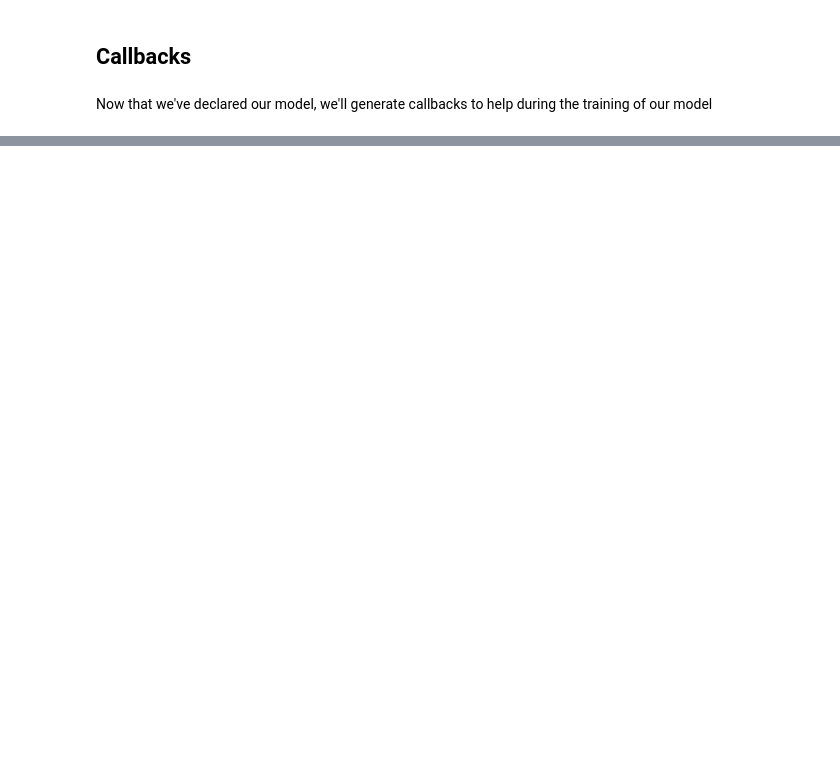
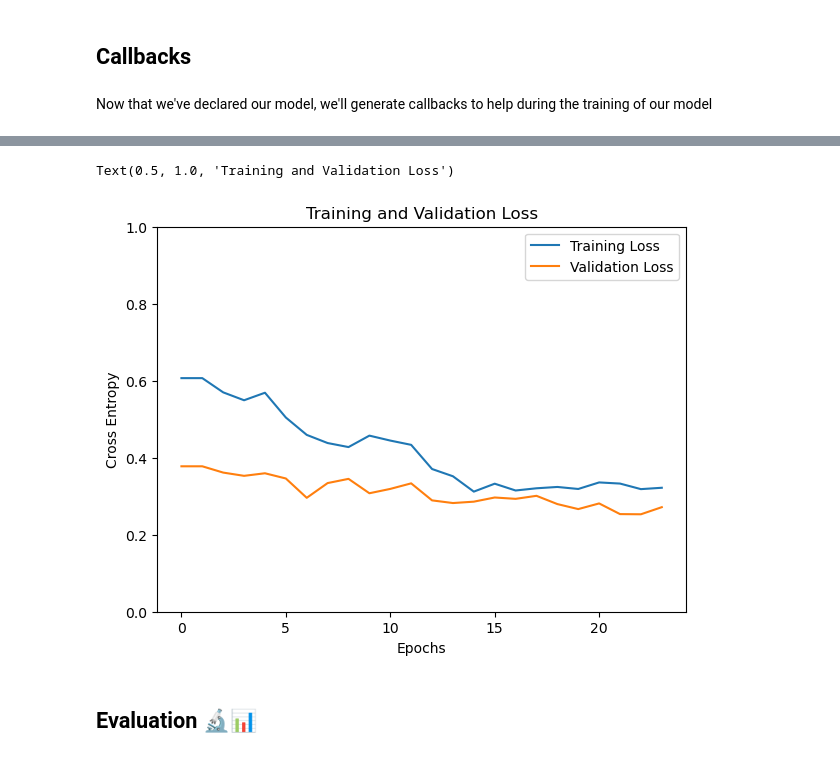
Before and after one commit to jabrahamvm/flower-recognition, a Jupyter notebook: src/training.ipynb, the cells around one changed output, grey strips where cells are left out. Saved outputs shown, nothing was run; the diff lists cells and outputs as text; code cells hidden in the pictures; blank space fills up the shorter version.

```diff
--- a/src/training.ipynb
+++ b/src/training.ipynb
@@ -137,0 +213,15 @@ reduce_lr = ReduceLROnPlateau(monitor='val_loss', factor=0.5, patience=5, verbos
+# %%
+plt.figure(figsize=(15, 5))
+plt.subplot(1, 2, 2)
+plt.plot(loss, label='Training Loss')
+plt.plot(val_loss, label='Validation Loss')
+plt.legend(loc='upper right')
+plt.ylabel('Cross Entropy')
+plt.xlabel('Epochs')
+plt.ylim([0,1.0])
+plt.title('Training and Validation Loss')
+# %% [output]
+Text(0.5, 1.0, 'Training and Validation Loss')
+[figure, added]
+# %% [markdown]
+## Evaluation 🔬📊
```
Also changed, not shown: parts of 21 cells of this notebook, 3 other files.
